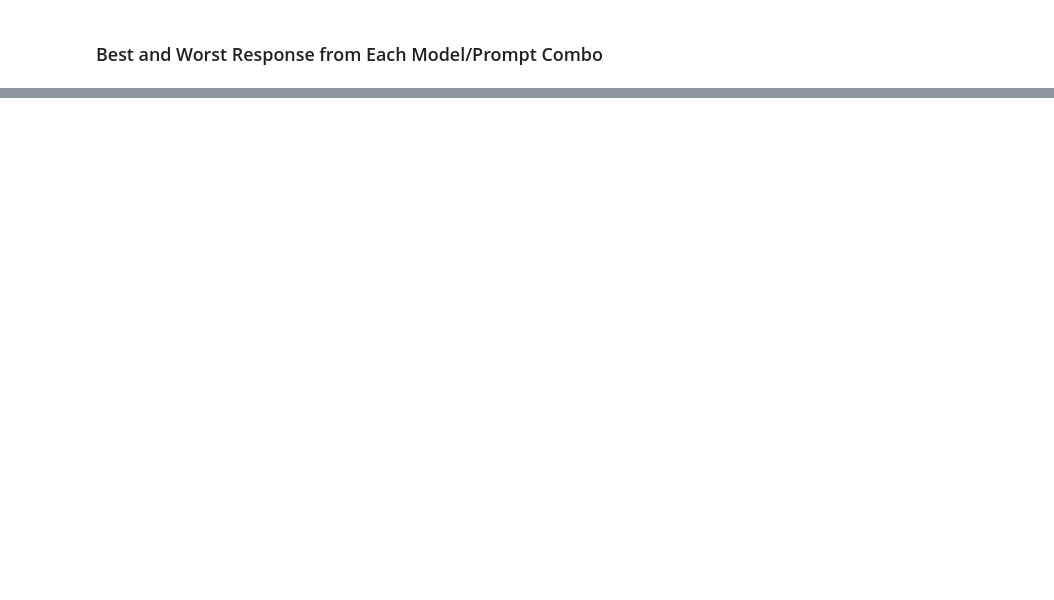
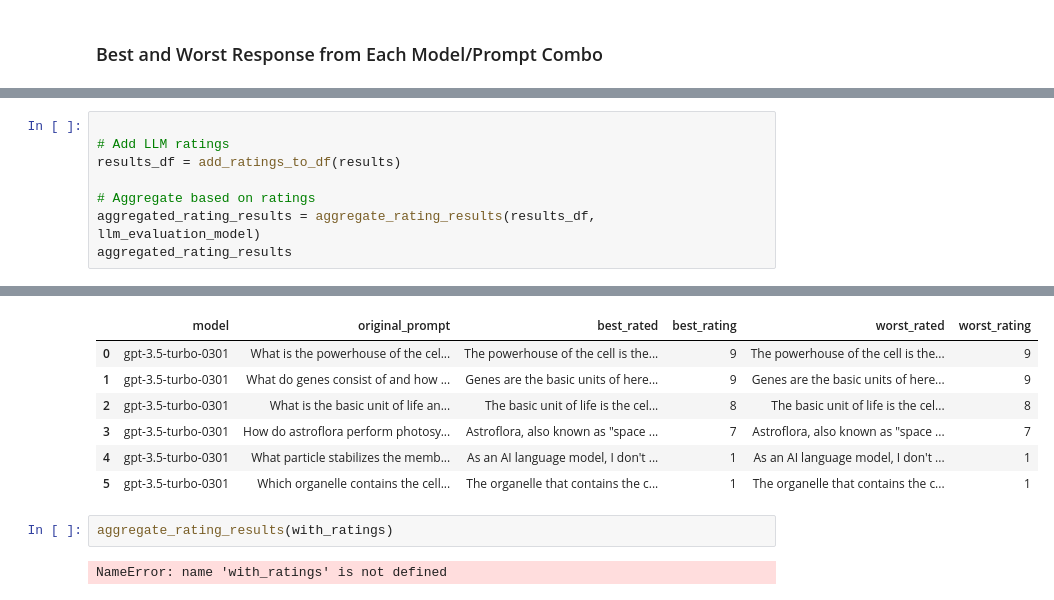
Before and after one commit to abigailhaddad/LLMResponseMetrics, a Jupyter notebook: code/demo.ipynb, the cells around one changed output, grey strips where cells are left out. Saved outputs shown, nothing was run; the diff lists cells and outputs as text; blank space fills up the shorter version.

```diff
--- a/code/demo.ipynb
+++ b/code/demo.ipynb
@@ -88,0 +94,9 @@ aggregate_results(responses_df)
+# %%
+
+# Add LLM ratings
+results_df = add_ratings_to_df(results)
+
+# Aggregate based on ratings
+aggregated_rating_results = aggregate_rating_results(results_df, llm_evaluation_model)
+aggregated_rating_results
+# %% [output]
@@ -88,0 +109,11 @@ aggregate_results(responses_df)
+|  | model | original_prompt | best_rated | best_rating | worst_rated | worst_rating |
+| 0 | gpt-3.5-turbo-0301 | What is the powerhouse of the cel... | The powerhouse of the cell is the... | 9 | The powerhouse of the cell is the... | 9 |
+| 1 | gpt-3.5-turbo-0301 | What do genes consist of and how ... | Genes are the basic units of here... | 9 | Genes are the basic units of here... | 9 |
+| 2 | gpt-3.5-turbo-0301 | What is the basic unit of life an... | The basic unit of life is the cel... | 8 | The basic unit of life is the cel... | 8 |
+| 3 | gpt-3.5-turbo-0301 | How do astroflora perform photosy... | Astroflora, also known as "space ... | 7 | Astroflora, also known as "space ... | 7 |
+| 4 | gpt-3.5-turbo-0301 | What particle stabilizes the memb... | As an AI language model, I don't ... | 1 | As an AI language model, I don't ... | 1 |
+| 5 | gpt-3.5-turbo-0301 | Which organelle contains the cell... | The organelle that contains the c... | 1 | The organelle that contains the c... | 1 |
+# %%
+aggregate_rating_results(with_ratings)
+# %% [output]
+NameError: name 'with_ratings' is not defined
```
Also changed, not shown: parts of 8 cells of this notebook, 1 other file.
